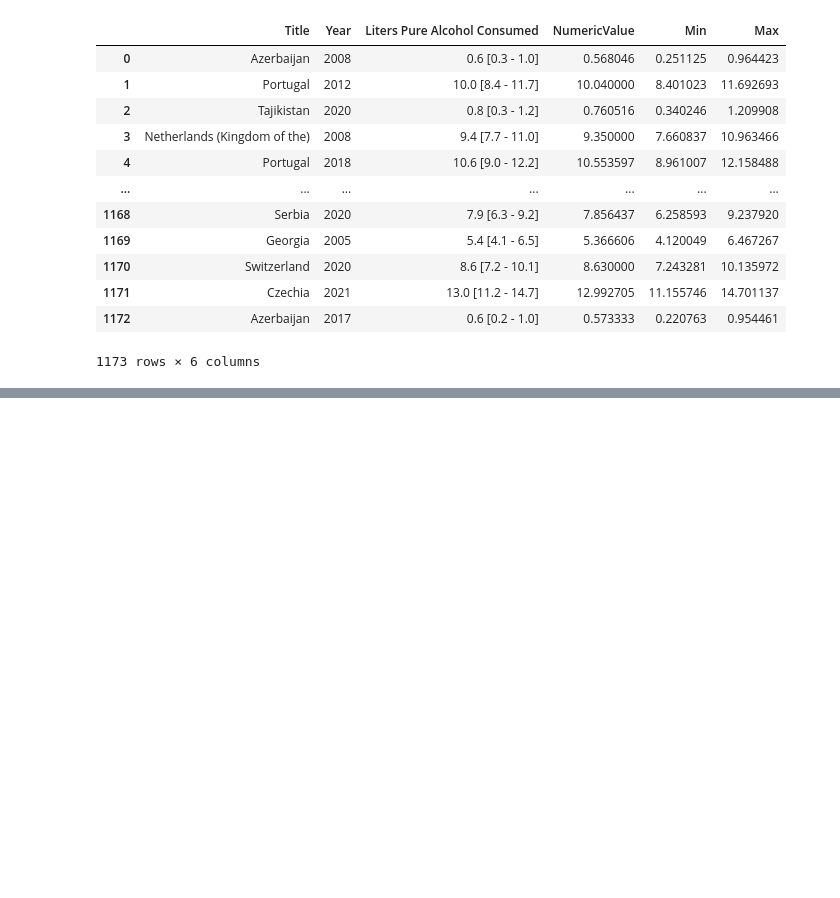
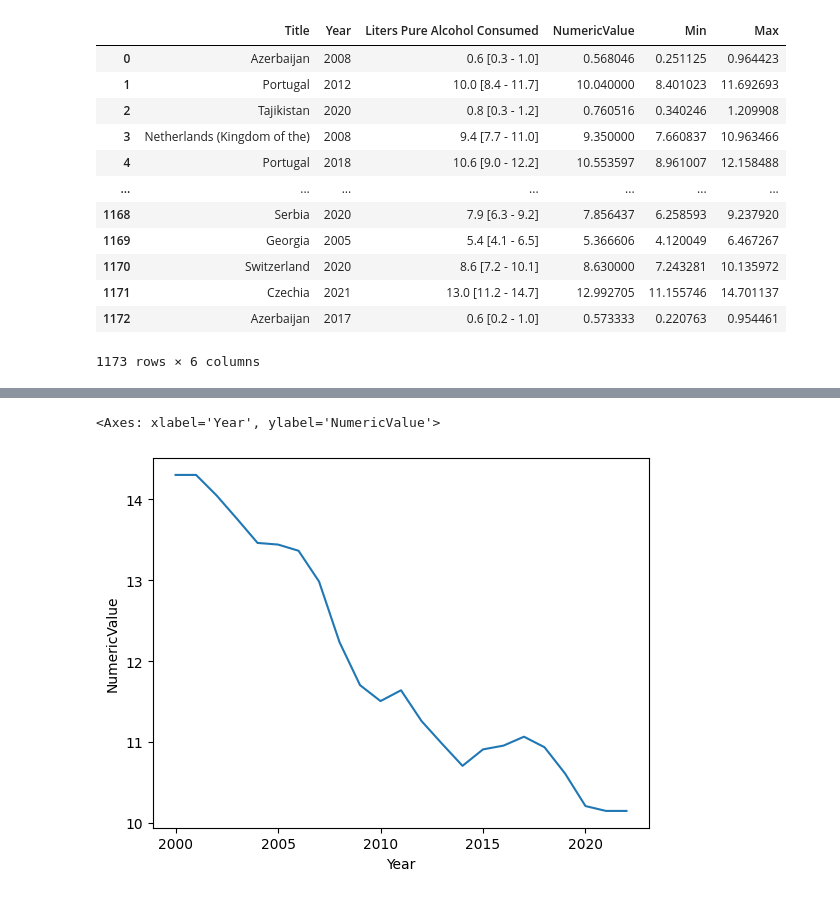
Before and after one commit to justdayane/da-capstone-project-dayane-ernesto, a Jupyter notebook: Capstone_project/EDA/EDA_clean_sets.ipynb, the cells around one changed output, grey strips where cells are left out. Saved outputs shown, nothing was run; the diff lists cells and outputs as text; code cells hidden in the pictures; blank space fills up the shorter version.

```diff
--- a/Capstone_project/EDA/EDA_clean_sets.ipynb
+++ b/Capstone_project/EDA/EDA_clean_sets.ipynb
@@ -142,0 +227,10 @@ AttributeError: module 'plotly' has no attribute 'figure'
+# %%
+sns.lineplot(
+    data=df3[df3["Title"] == "Ireland"],
+    x="Year",
+    y="NumericValue",
+
+)
+# %% [output]
+<Axes: xlabel='Year', ylabel='NumericValue'>
+[figure, added]
```
Also changed, not shown: parts of 13 cells of this notebook.
